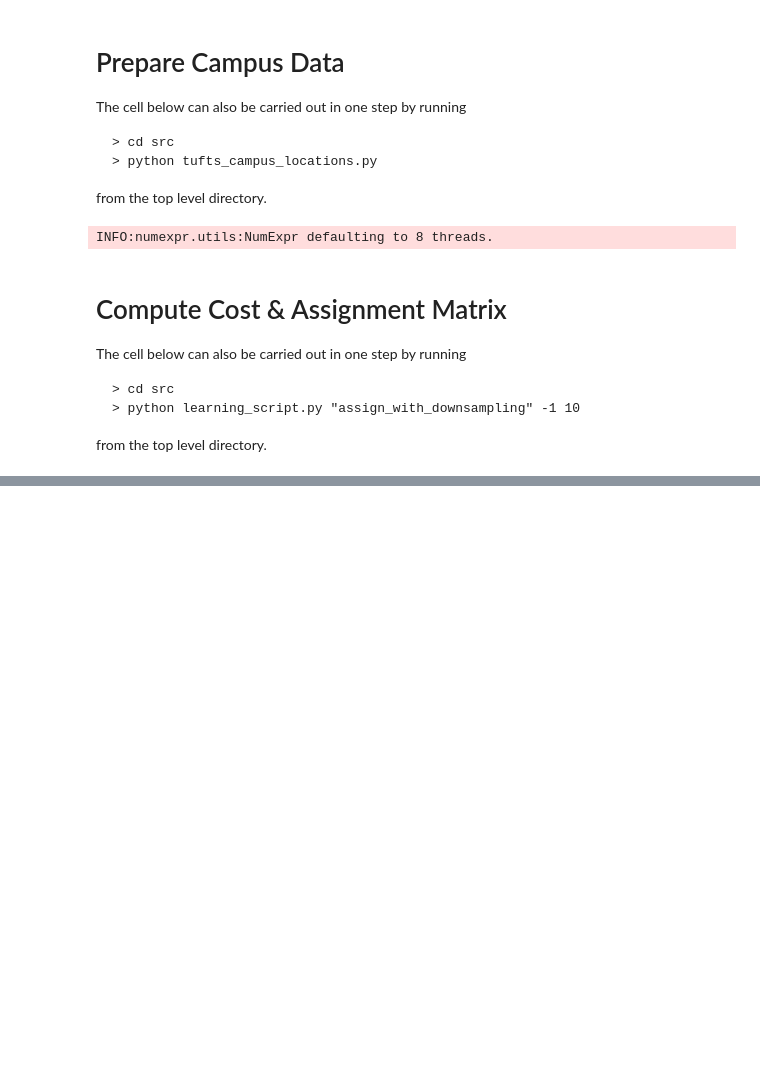
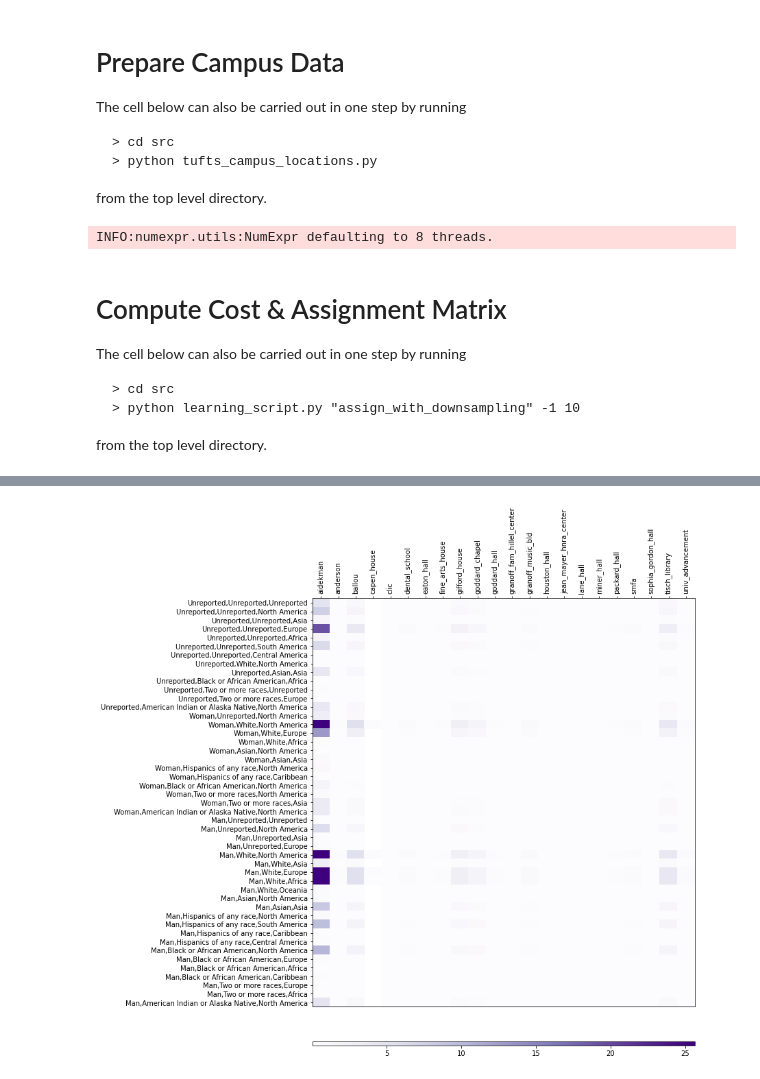
Before and after one commit to annahaensch/OpArt_Curation_Tool, a Jupyter notebook: notebooks/demo_notebook.ipynb, the cells around one changed output, grey strips where cells are left out. Cells and saved outputs as stored; diff of their text form; code cells hidden in the pictures; blank space fills up the shorter version.

```diff
--- a/notebooks/demo_notebook.ipynb
+++ b/notebooks/demo_notebook.ipynb
@@ -576,0 +97,4 @@ races
+# %%
+sc.assignment_heatmat(assignment_df)
+# %% [output]
+[figure, added]
```
Also changed, not shown: parts of 31 cells of this notebook.
